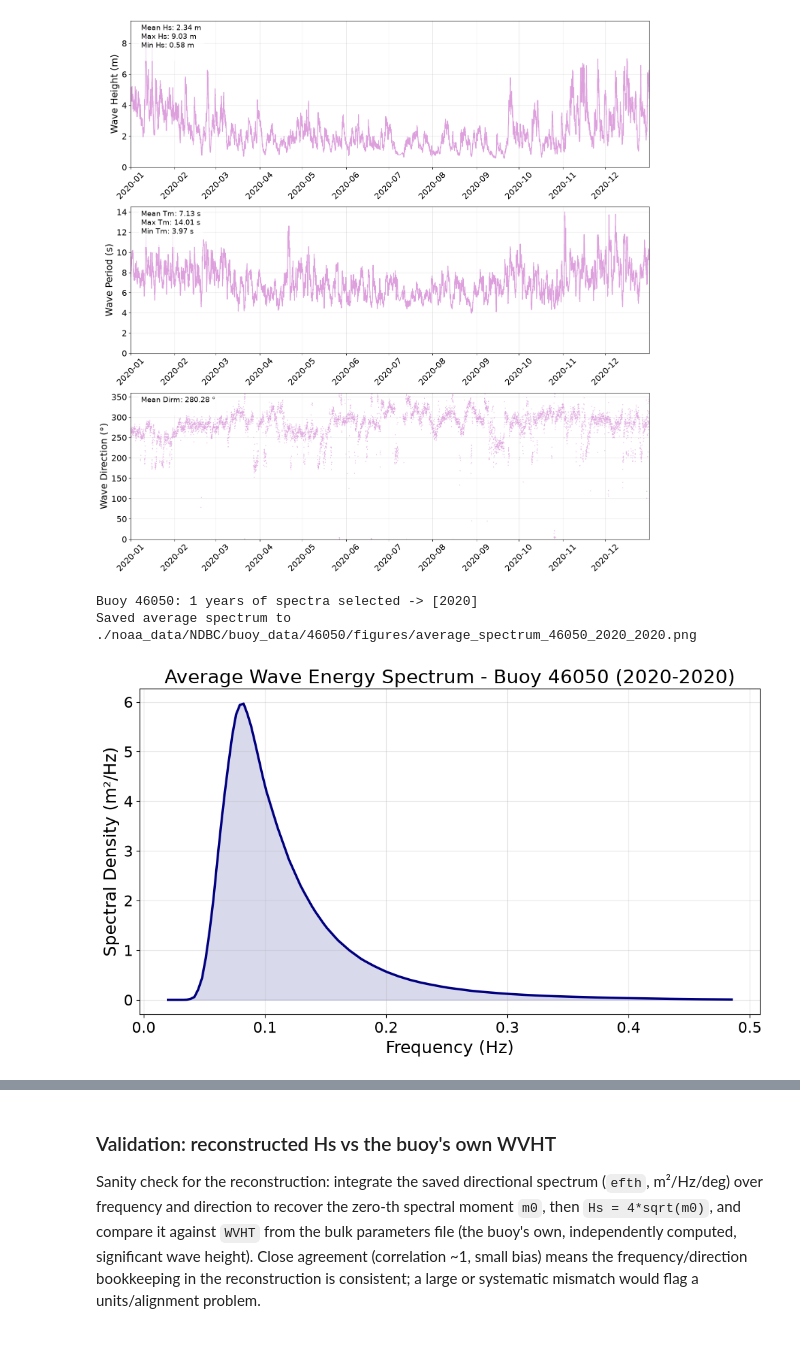
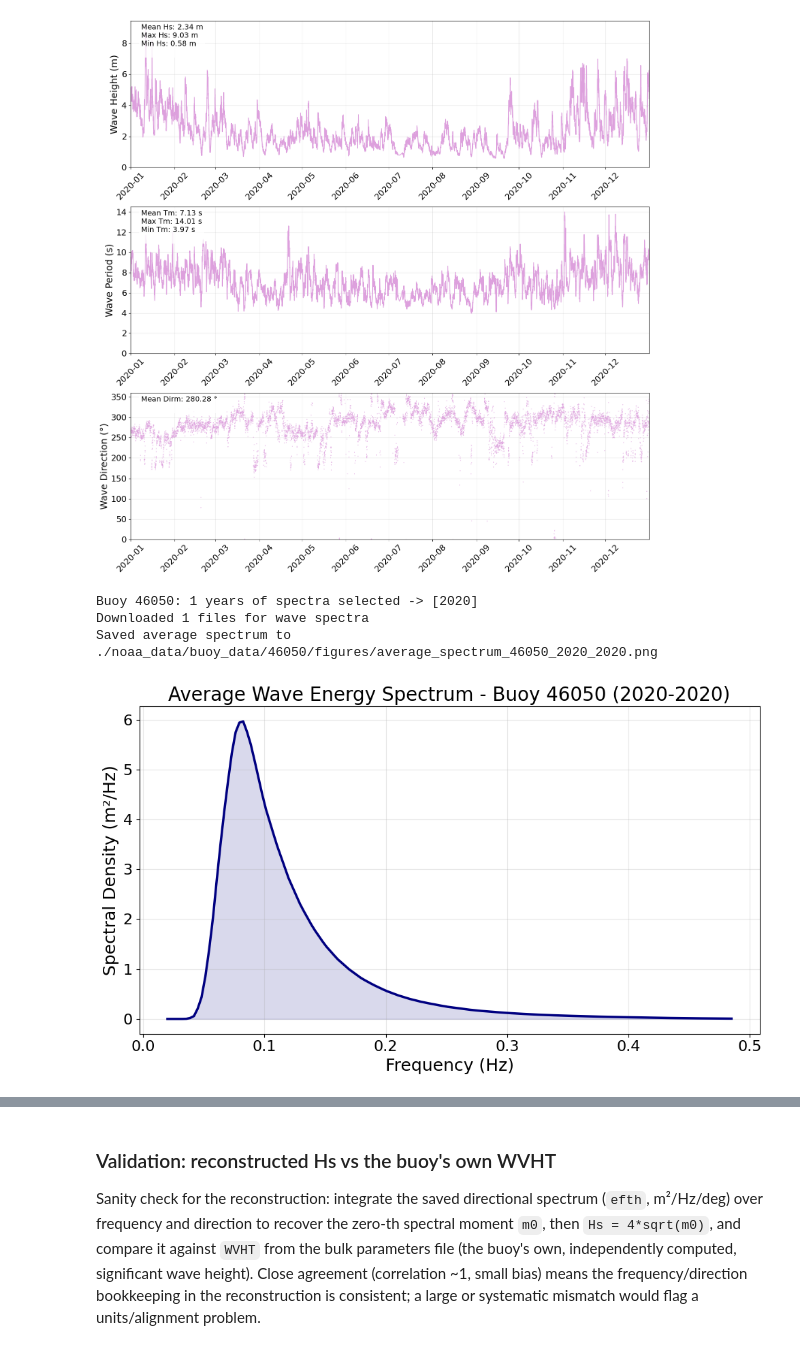
Before and after one commit to GeoOcean/BlueMath_Course_Corvallis, a Jupyter notebook: toolkit/data/NDBC_buoy_data.ipynb, the cells around one changed output, grey strips where cells are left out. Drawn from its saved outputs; the diff is of its cells as text; code cells hidden in the pictures.

Commit message:
NDBC update

```diff
--- a/toolkit/data/NDBC_buoy_data.ipynb
+++ b/toolkit/data/NDBC_buoy_data.ipynb
@@ -79,7 +79,7 @@ from bluemath_tk.downloaders.noaa.noaa_downloader import NOAADownloader
 from utils.ndbc_data import get_available_years, select_years
 
 noaa_downloader = NOAADownloader(
-    base_path_to_download="./noaa_data", product="NDBC", debug=True
+    base_path_to_download="./noaa_data", debug=True, check=False
 )
 # %%
 # Downloading and plotting Buoy Bulk parameters time-series
@@ -164,50 +162,47 @@ _fig = plot_bulk_timeseries(buoy_df)
 
 import os
 
-from utils.ndbc_data import read_wave_spectra_full
 from utils.ndbc_plotting import plot_average_spectrum
 
 spec_years_available = get_available_years(buoy_id, subdir="swden", suffix="w")
 spec_years = select_years(
     spec_years_available,
     download_mode,
     buoy_id,
     "years of spectra selected",
     single_year,
     start_year,
     end_year,
 )
 
-noaa_downloader.download_data(
-    data_type="wave_spectra",
-    buoy_id=buoy_id,
-    years=spec_years,
-    dry_run=False,
+print(
+    noaa_downloader.download_data(
+        data_type="wave_spectra",
+        buoy_id=buoy_id,
+        years=spec_years,
+    )
 )
 
-# download_data: only downloads the CSV file(s) and returns a DownloadResult (not a DataFrame),
+# download_data: only saves the CSV file(s) and returns a status message,
 # so we read the saved CSV(s) to get the actual data
-spec_df = read_wave_spectra_full(
-    base_path=noaa_downloader.base_path_to_download,
-    buoy_id=buoy_id,
-    years=spec_years,
-)
+spec_df = noaa_downloader.read_wave_spectra(buoy_id=buoy_id, years=spec_years)
 
 fig = plot_average_spectrum(spec_df, buoy_id=buoy_id)
 
 figures_dir = os.path.join(
-    noaa_downloader.base_path_to_download, "NDBC", "buoy_data", buoy_id, "figures"
+    noaa_downloader.base_path_to_download, "buoy_data", buoy_id, "figures"
 )
 os.makedirs(figures_dir, exist_ok=True)
 spectrum_path = os.path.join(
     figures_dir, f"average_spectrum_{buoy_id}_{spec_years[0]}_{spec_years[-1]}.png"
 )
 fig.savefig(spectrum_path, dpi=150, bbox_inches="tight")
 print(f"Saved average spectrum to {spectrum_path}")
 # %% [output]
 Buoy 46050: 1 years of spectra selected -> [2020]
-Saved average spectrum to ./noaa_data/NDBC/buoy_data/46050/figures/average_spectrum_46050_2020_2020.png
+Downloaded 1 files for wave spectra
+Saved average spectrum to ./noaa_data/buoy_data/46050/figures/average_spectrum_46050_2020_2020.png
-[figure, old version]
+[figure, new version]
 # %%
 # Downloading Directional Wave Spectra coefficient files
 # Outputs:
```
Also changed, not shown: parts of 6 cells of this notebook.
